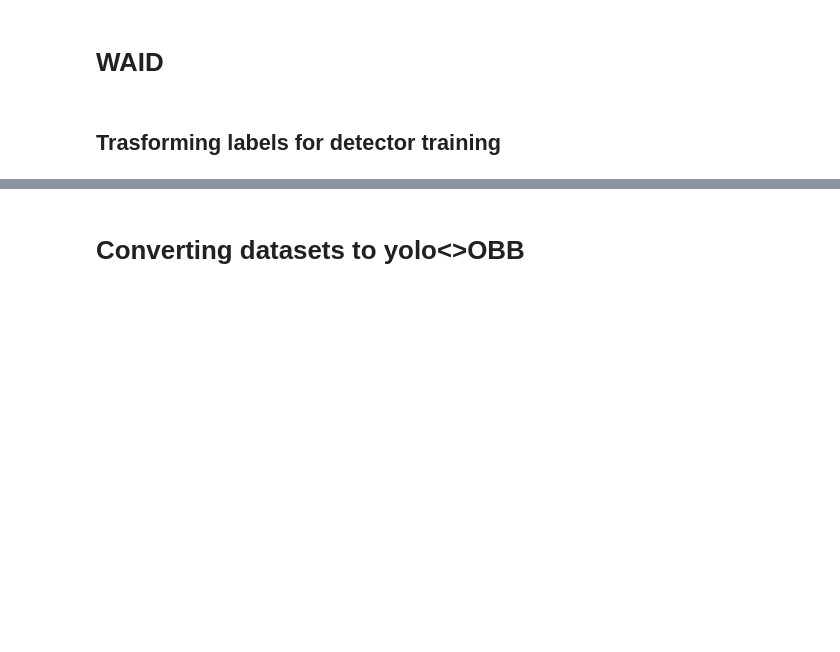
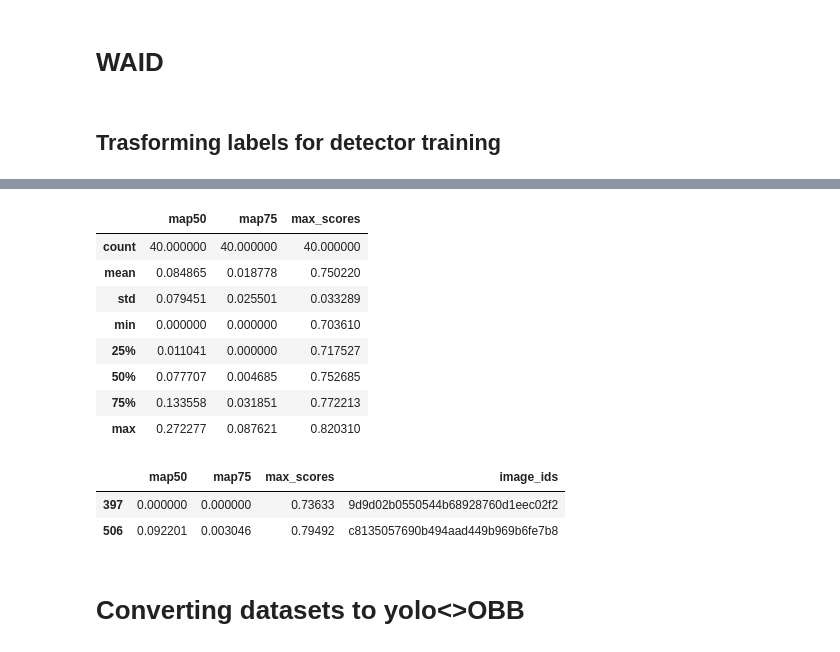
Before and after one commit to FadelMamar/datalabeling, a Jupyter notebook: notebooks/extra_datasets_creation.ipynb, the cells around one changed output, grey strips where cells are left out. Saved outputs shown, nothing was run; the diff lists cells and outputs as text; code cells hidden in the pictures; blank space fills up the shorter version.

Commit message:
hard neative sampling section

```diff
--- a/notebooks/extra_datasets_creation.ipynb
+++ b/notebooks/extra_datasets_creation.ipynb
@@ -455,12 +455,12 @@ for i in range(len(polygons)):
     x_min, y_min, x_max, y_max = polygons['geometry'].iloc[i].bounds
     image_path = os.path.join(path_to_images,f"{polygons['IMAGEUUID'].iloc[i]}.JPG")
     width, height = Image.open(image_path).size
-    polygons['x_min'].iat[i] = int(x_min)
-    polygons['x_max'].iat[i] = int(x_max)
-    polygons['y_min'].iat[i] = int(y_min)
-    polygons['y_max'].iat[i] = int(y_max)
-    polygons['x'].iat[i] = round(0.5*(x_max+x_min))
-    polygons['y'].iat[i] = round(0.5*(y_max+y_min))
+    polygons['x_min'].iat[i] = max(0,int(x_min))
+    polygons['x_max'].iat[i] = max(0,int(x_max))
+    polygons['y_min'].iat[i] = max(0,int(y_min))
+    polygons['y_max'].iat[i] = max(0,int(y_max))
+    polygons['x'].iat[i] = 0.5*(x_max+x_min)
+    polygons['y'].iat[i] = 0.5*(y_max+y_min)
     polygons['width'].iat[i] = width
     polygons['height'].iat[i] = height
 
@@ -593,0 +623,3 @@ for p in tqdm(path.glob("*/**/*.txt")):
+# %%
+df_results = pd.read_json(r'runs\obb\val5\predictions.json',orient='records')
+df_results.head(2)
@@ -593,0 +732,3 @@ for p in tqdm(path.glob("*/**/*.txt")):
+# %%
+results_per_img = {"map50":map_50s,"map75":maps_75s,"max_scores":max_scores,"image_ids":imgs_ids}
+df_results_per_img = pd.DataFrame.from_dict(results_per_img,orient='columns')
@@ -594,3 +741,31 @@ for p in tqdm(path.glob("*/**/*.txt")):
+# %%
+# select images with low mAP@50 but high confidence
+map_thrs = 0.3
+score_thrs = 0.7
+
+mask_low_map = (df_results_per_img['map50']<map_thrs) * (df_results_per_img['map75']<map_thrs)
+mask_high_scores = df_results_per_img['max_scores']>score_thrs
+
+mask_selected = mask_low_map * mask_high_scores
+df_hard_negatives = df_results_per_img.loc[mask_selected]
+# %%
+df_hard_negatives.describe()
+# %% [output]
+|  | map50 | map75 | max_scores |
+| count | 40.000000 | 40.000000 | 40.000000 |
+| mean | 0.084865 | 0.018778 | 0.750220 |
+| std | 0.079451 | 0.025501 | 0.033289 |
+| min | 0.000000 | 0.000000 | 0.703610 |
+| 25% | 0.011041 | 0.000000 | 0.717527 |
+| 50% | 0.077707 | 0.004685 | 0.752685 |
+| 75% | 0.133558 | 0.031851 | 0.772213 |
+| max | 0.272277 | 0.087621 | 0.820310 |
+# %%
+df_hard_negatives.sample(2)
+# %% [output]
+|  | map50 | map75 | max_scores | image_ids |
+| 397 | 0.000000 | 0.000000 | 0.73633 | 9d9d02b0550544b68928760d1eec02f2 |
+| 506 | 0.092201 | 0.003046 | 0.79492 | c8135057690b494aad449b969b6fe7b8 |
 # %% [markdown]
 # Converting datasets to yolo<>OBB
 # %%
```
Also changed, not shown: parts of 15 cells of this notebook.
